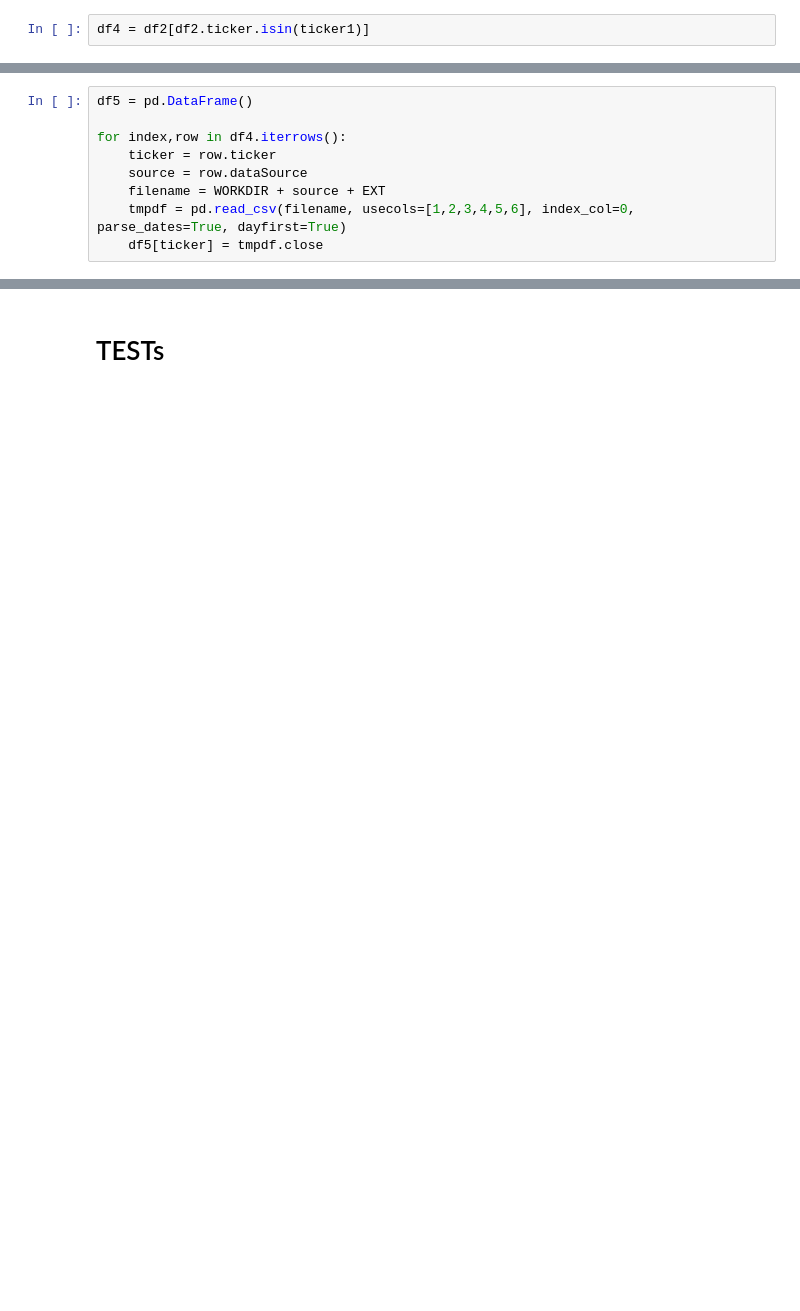
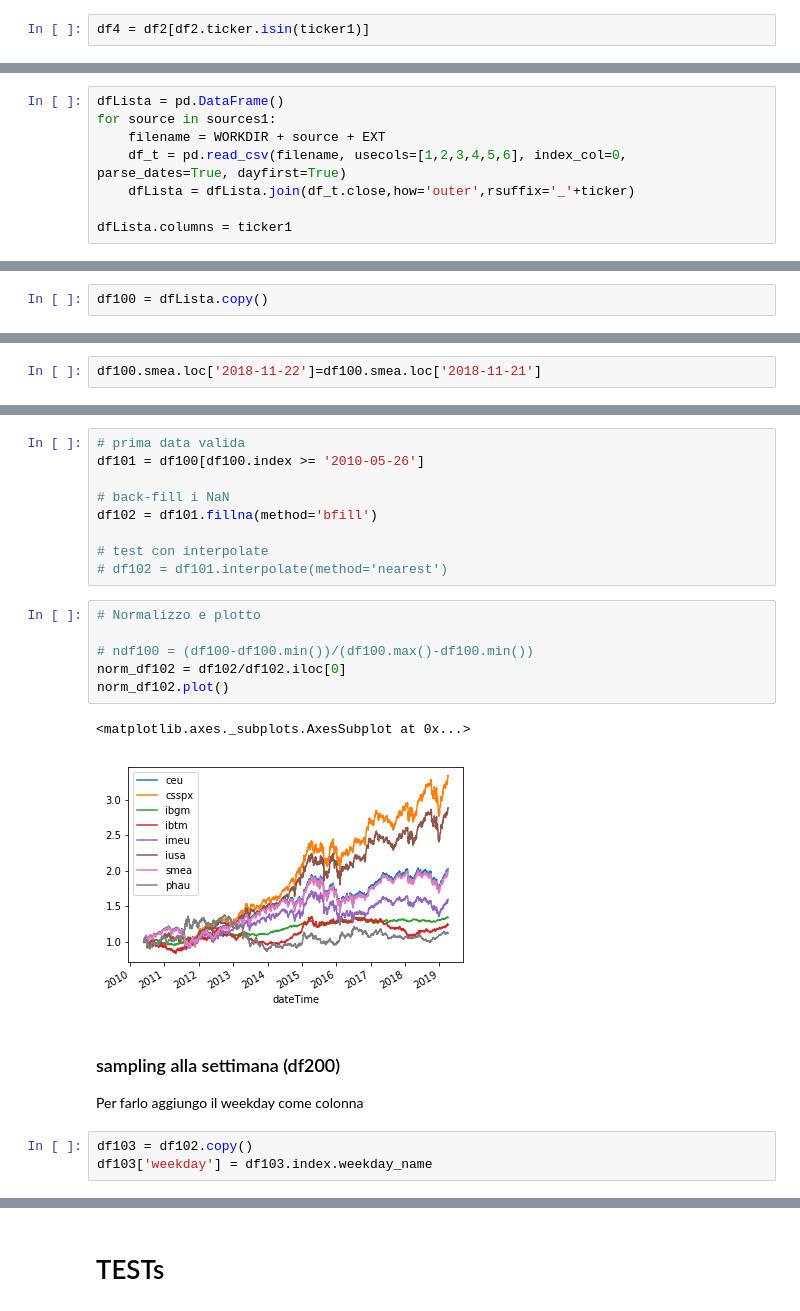
Before and after one commit to zniffur/mytrading, a Jupyter notebook: Clean data.ipynb, the cells around one changed output, grey strips where cells are left out. Drawn from its saved outputs; the diff is of its cells as text; blank space fills up the shorter version.

```diff
--- a/Clean data.ipynb
+++ b/Clean data.ipynb
@@ -248,9 +234,8 @@ tmp1
 # %%
-df5 = pd.DataFrame()
+dfLista = pd.DataFrame()
+for source in sources1:
+    filename = WORKDIR + source + EXT
+    df_t = pd.read_csv(filename, usecols=[1,2,3,4,5,6], index_col=0, parse_dates=True, dayfirst=True)
+    dfLista = dfLista.join(df_t.close,how='outer',rsuffix='_'+ticker)
 
-for index,row in df4.iterrows():
-    ticker = row.ticker
-    source = row.dataSource
-    filename = WORKDIR + source + EXT
-    tmpdf = pd.read_csv(filename, usecols=[1,2,3,4,5,6], index_col=0, parse_dates=True, dayfirst=True)
-    df5[ticker] = tmpdf.close
+dfLista.columns = ticker1
@@ -277,0 +242,2 @@ df5.head(30)
+# %%
+df100 = dfLista.copy()
@@ -277,0 +250,2 @@ df5.head(30)
+# %%
+df100.smea.loc['2018-11-22']=df100.smea.loc['2018-11-21']
@@ -277,0 +266,24 @@ df5.head(30)
+# %%
+# prima data valida
+df101 = df100[df100.index >= '2010-05-26']
+
+# back-fill i NaN
+df102 = df101.fillna(method='bfill')
+
+# test con interpolate
+# df102 = df101.interpolate(method='nearest')
+# %%
+# Normalizzo e plotto
+
+# ndf100 = (df100-df100.min())/(df100.max()-df100.min())
+norm_df102 = df102/df102.iloc[0]
+norm_df102.plot()
+# %% [output]
+<matplotlib.axes._subplots.AxesSubplot at 0x...>
+[figure, added]
+# %% [markdown]
+### sampling alla settimana (df200)
+Per farlo aggiungo il weekday come colonna
+# %%
+df103 = df102.copy()
+df103['weekday'] = df103.index.weekday_name
```
Also changed, not shown: parts of 27 cells of this notebook.
